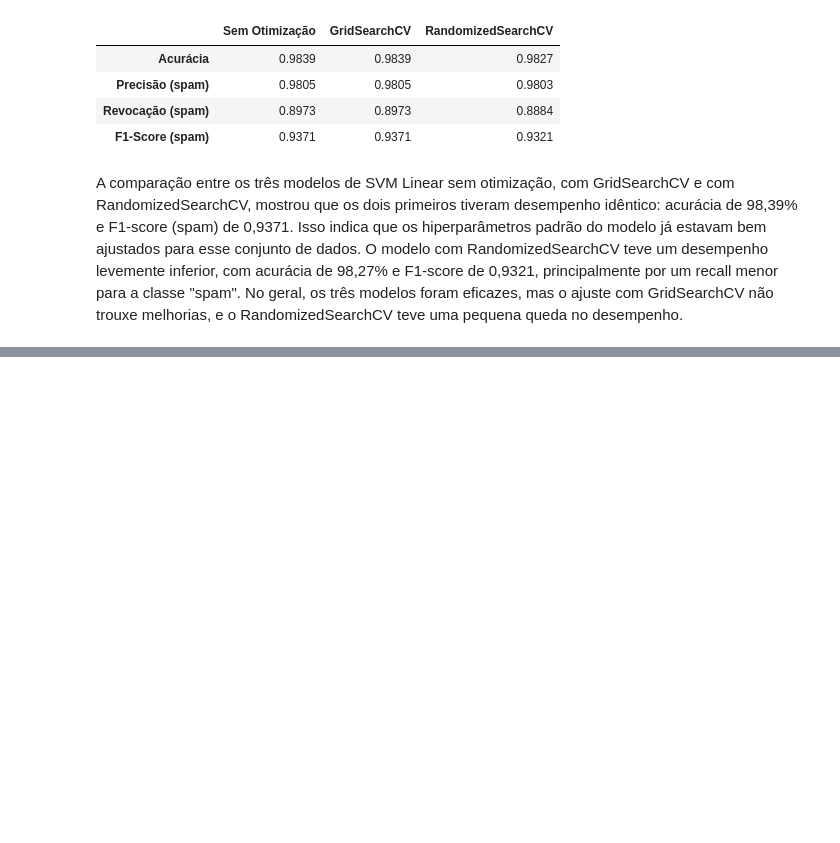
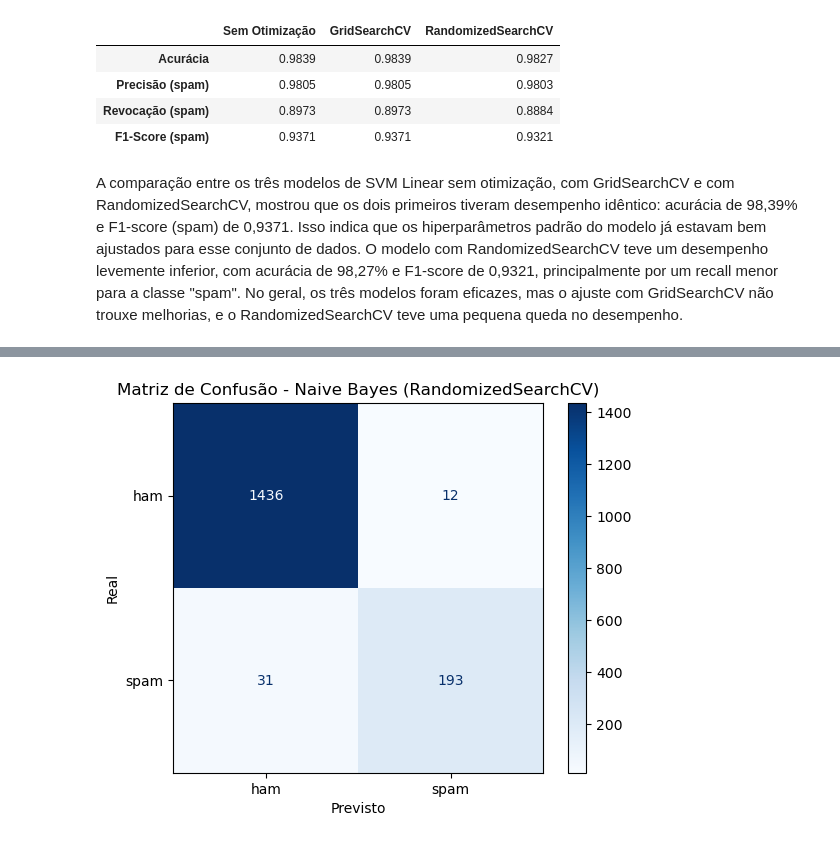
Before and after one commit to deborakocks/projeto6_spam, a Jupyter notebook: PI6_AnaliseSpam.ipynb, the cells around one changed output, grey strips where cells are left out. Saved outputs shown, nothing was run; the diff lists cells and outputs as text; code cells hidden in the pictures; blank space fills up the shorter version.

```diff
--- a/PI6_AnaliseSpam.ipynb
+++ b/PI6_AnaliseSpam.ipynb
@@ -646,0 +710,32 @@ No geral, os três modelos foram eficazes, mas o ajuste com GridSearchCV não tr
+# %%
+from sklearn.model_selection import RandomizedSearchCV
+from scipy.stats import uniform
+
+# Espaço de busca aleatório
+param_dist_nb = {
+    'alpha': uniform(loc=0.001, scale=5.0)
+}
+
+# RandomizedSearchCV
+random_search_nb = RandomizedSearchCV(
+    estimator=MultinomialNB(),
+    param_distributions=param_dist_nb,
+    n_iter=20,
+    cv=5,
+    scoring='f1_macro',
+    n_jobs=-1,
+    random_state=42
+)
+
+# Treinamento
+random_search_nb.fit(X_train, y_train)
+
+# Melhor modelo e predição
+best_nb_random = random_search_nb.best_estimator_
+y_pred_nb_random = best_nb_random.predict(X_test)
+
+
+print("\nMelhores parâmetros (RandomizedSearchCV):", random_search_nb.best_params_)
+print("\nAcurácia - Naive Bayes (RandomizedSearchCV):", accuracy_score(y_test, y_pred_nb_random))
+print("\nRelatório de Classificação - Naive Bayes (RandomizedSearchCV):")
+print(classification_report(y_test, y_pred_nb_random, target_names=['ham', 'spam']))
@@ -646,0 +756,12 @@ No geral, os três modelos foram eficazes, mas o ajuste com GridSearchCV não tr
+# %%
+# # Matriz de confusão - Naive Bayes Multinomial - otimizado - RandomizedSearchCV
+
+cm_nb_random = confusion_matrix(y_test, y_pred_nb_random)
+disp_nb_random = ConfusionMatrixDisplay(confusion_matrix=cm_nb_random, display_labels=['ham', 'spam'])
+disp_nb_random.plot(cmap='Blues')
+plt.title("Matriz de Confusão - Naive Bayes (RandomizedSearchCV)")
+plt.xlabel("Previsto")
+plt.ylabel("Real")
+plt.show()
+# %% [output]
+[figure, added]
```
Also changed, not shown: parts of 8 cells of this notebook.
